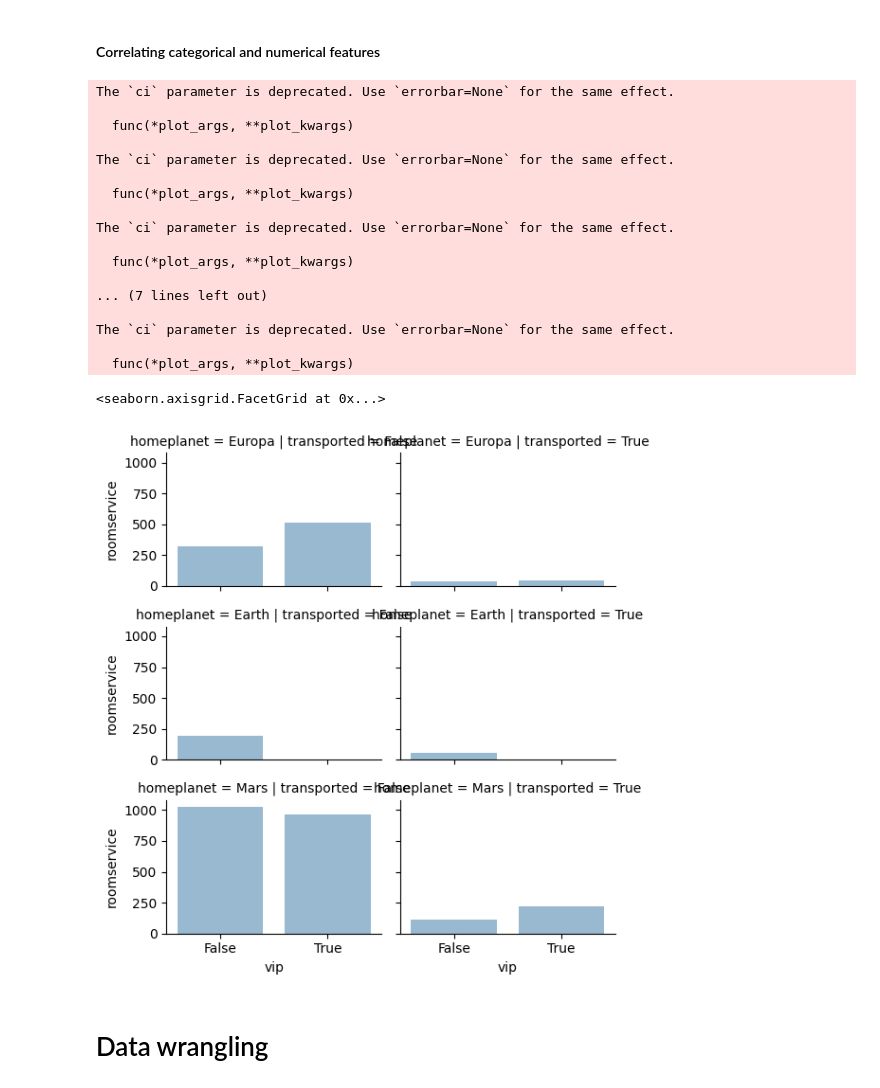
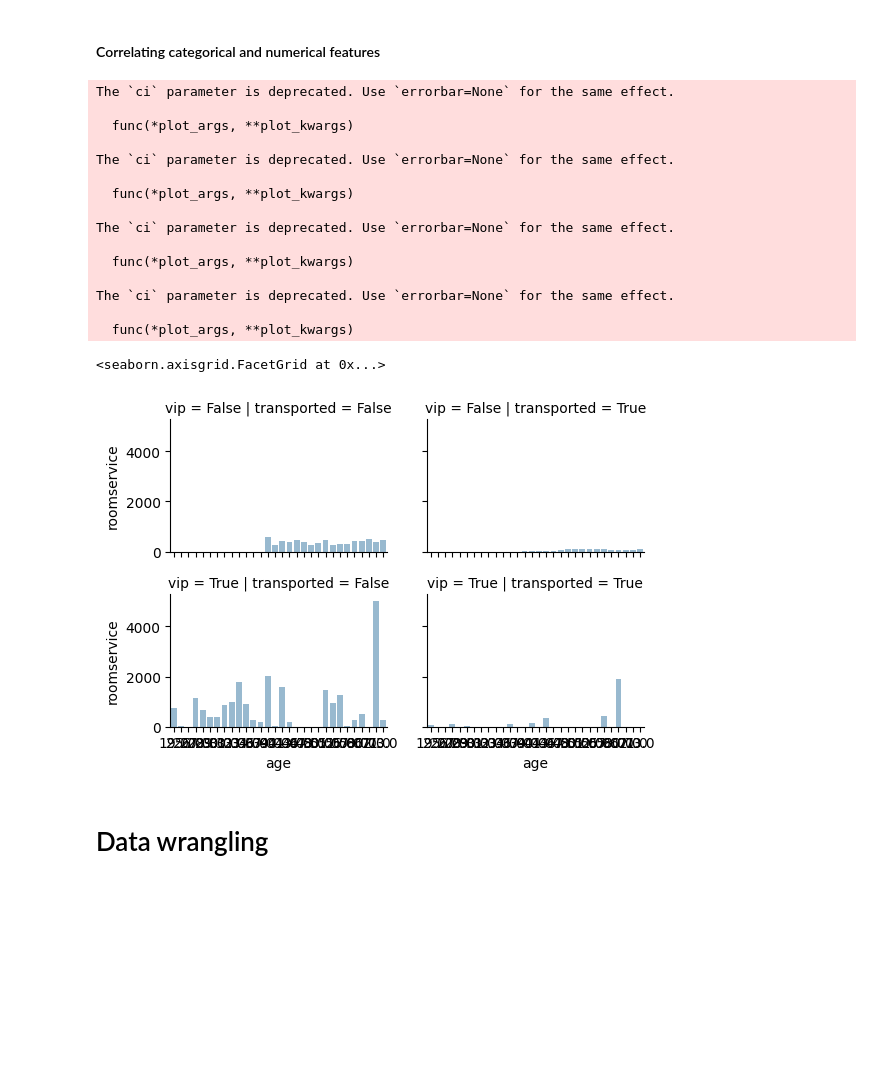
Before and after one commit to remcovanwijk040/AI, a Jupyter notebook: spaceship_titanic_script.ipynb, the cells around one changed output. Saved outputs shown, nothing was run; the diff lists cells and outputs as text; code cells hidden in the pictures; blank space fills up the shorter version.

```diff
--- a/spaceship_titanic_script.ipynb
+++ b/spaceship_titanic_script.ipynb
@@ -254,29 +255,27 @@ grid.add_legend()
 #### Correlating categorical and numerical features
 # %%
 # grid = sns.FacetGrid(train_df, col='homeplanet', hue='transported', palette={0: 'k', 1: 'w'})
-grid = sns.FacetGrid(train_df, row='homeplanet', col='transported', height=2, aspect=1.4)
-grid.map(sns.barplot, 'vip', 'roomservice', alpha=.5, ci=None)
+grid = sns.FacetGrid(train_df, row='vip', col='transported', height=2, aspect=1.4)
+grid.map(sns.barplot, 'age', 'roomservice', alpha=.5, ci=None)
 grid.add_legend()
 # %% [output]
 The `ci` parameter is deprecated. Use `errorbar=None` for the same effect.
 
   func(*plot_args, **plot_kwargs)
 
 The `ci` parameter is deprecated. Use `errorbar=None` for the same effect.
 
   func(*plot_args, **plot_kwargs)
 
 The `ci` parameter is deprecated. Use `errorbar=None` for the same effect.
 
   func(*plot_args, **plot_kwargs)
 
-... (7 lines left out)
-
 The `ci` parameter is deprecated. Use `errorbar=None` for the same effect.
 
   func(*plot_args, **plot_kwargs)
 <seaborn.axisgrid.FacetGrid at 0x...>
-[figure, old version]
+[figure, new version]
 # %% [markdown]
 # Data wrangling
 # %% [markdown]
```
Also changed, not shown: parts of 22 cells of this notebook.
